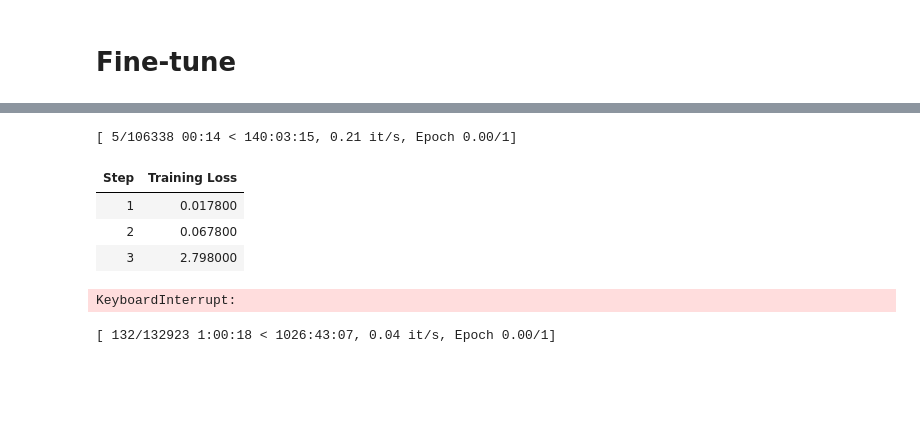
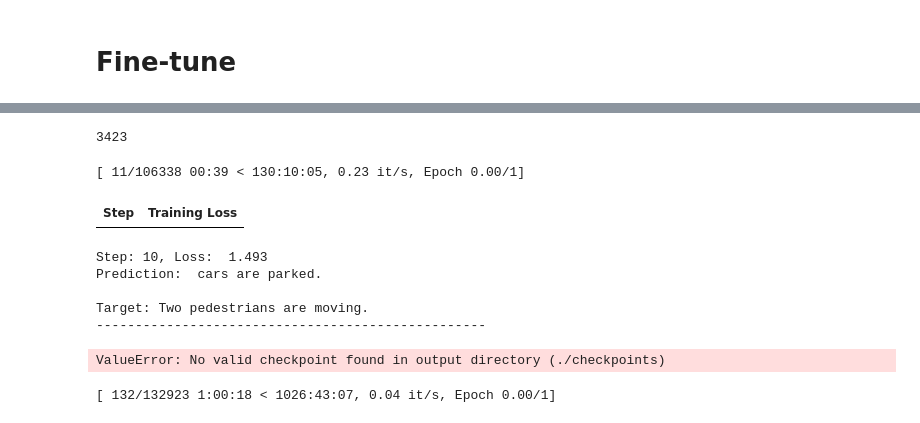
Before and after one commit to MehdiJmlkh/Large-Language-Models-Course-Project, a Jupyter notebook: main.ipynb, the cells around one changed output, grey strips where cells are left out. Cells and saved outputs as stored; diff of their text form; code cells hidden in the pictures; blank space fills up the shorter version.

Commit message:
Add OutputDisplayTrainer

```diff
--- a/main.ipynb
+++ b/main.ipynb
@@ -525,2 +488,8 @@ class PredictionPrinterCallback(TrainerCallback):
+# %%
+epochs = 1
+batch_size = 1
+learning_rate = 2e-5
+save_steps = 10
+logging_steps = 10
 # %%
 from transformers import Trainer
@@ -599,20 +557,30 @@ class MyTrainer(Trainer):
         return (loss, outputs) if return_outputs else loss
+# %%
+import torch
+import gc
+
+torch.cuda.empty_cache()
+gc.collect()
+# %% [output]
+3423
 # %%
 from transformers import Trainer, TrainingArguments
 
 train_dataset = VLMQADataset(dataset["train"])
 
 training_args = TrainingArguments(
-    output_dir="./checkpoints",
+    output_dir="./fine-tune-checkpoints",
     per_device_train_batch_size=1,
-    num_train_epochs=1,
-    learning_rate=2e-5,
-    logging_steps=1,
-    save_steps=200,
+    num_train_epochs=epochs,
+    learning_rate=learning_rate,
+    logging_steps=logging_steps,
     bf16=True,
     report_to="none",
     label_names=["labels"],
     gradient_checkpointing=True,
+    save_total_limit=2,
+    save_strategy="steps",
+    save_steps=save_steps,
 )
 
 
@@ -632,47 +600,44 @@ def data_collator(features):
     # return features[0]
 
     features_flatten = []
     labels = []
     pixel_values = []
     for feature in features:
         labels.append(feature['labels'].flatten())
         pixel_values.append(feature['pixel_values'])
         del feature['labels']
         del feature['pixel_values']
 
         for key, item in feature.items():
             feature[key] = item[0]
         features_flatten.append(feature)
 
     batch = processor.tokenizer.pad(features_flatten, padding=True, return_tensors="pt")
     batch['labels'] = pad_labels(labels)
     batch['pixel_values'] = torch.concatenate(pixel_values)
 
     return batch
 
-# trainer = Trainer(
-#     model=peft_model,
-#     args=training_args,
-#     train_dataset=train_dataset,
-#     data_collator=data_collator,
-# )
-
-trainer = MyTrainer(
+trainer = OutputDisplayTrainer(
     model=peft_model,
     args=training_args,
     train_dataset=train_dataset,
     data_collator=data_collator,
-    # callbacks=[PredictionPrinterCallback(processor, logging_steps=5)],
 )
 
 trainer.train()
 # %% [output]
-[ 5/106338 00:14 < 140:03:15, 0.21 it/s, Epoch 0.00/1]
+[ 11/106338 00:39 < 130:10:05, 0.23 it/s, Epoch 0.00/1]
 | Step | Training Loss |
-| 1 | 0.017800 |
-| 2 | 0.067800 |
-| 3 | 2.798000 |
-KeyboardInterrupt:
+Step: 10, Loss:  1.493
+Prediction:  cars are parked.
+
+Target: Two pedestrians are moving.
+--------------------------------------------------
+# %%
+trainer.train(resume_from_checkpoint=True)
+# %% [output]
+ValueError: No valid checkpoint found in output directory (./checkpoints)
 # %%
 # %% [output]
 [ 132/132923 1:00:18 < 1026:43:07, 0.04 it/s, Epoch 0.00/1]
```
Also changed, not shown: parts of 7 cells of this notebook.
